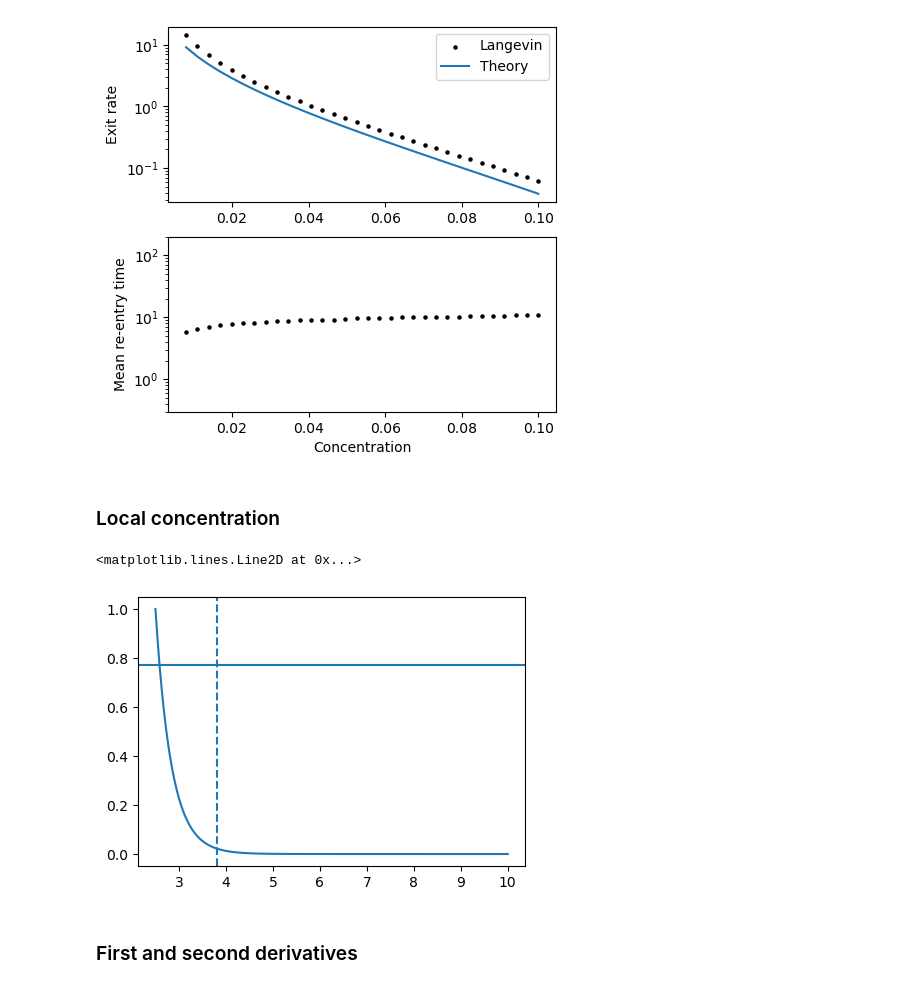
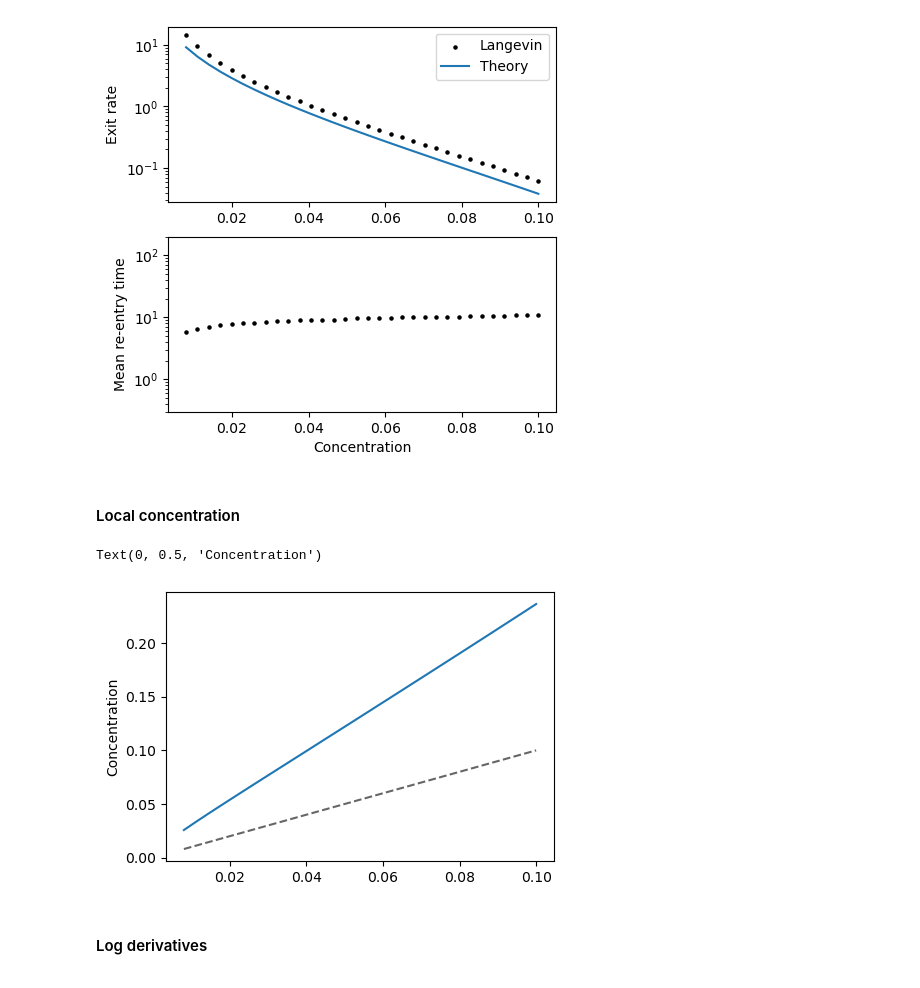
Before and after one commit to ta-rekt/Droplet, a Jupyter notebook: viz-rouse.ipynb, the cells around one changed output. Cells and saved outputs as stored; diff of their text form; code cells hidden in the pictures.

```diff
--- a/viz-rouse.ipynb
+++ b/viz-rouse.ipynb
@@ -947,39 +947,65 @@ ax[1].set_yscale('log')
 # %% [output]
 [figure]
 # %% [markdown]
-### Local concentration
+#### Local concentration
 # %%
-keya = 30
+phi_local_vals = np.zeros(len(keyas))
+p_closed_vals = np.zeros(len(keyas))
 
-U_vals      = np.array(data[keya]["total_potential"])
-xs          = np.array(data[keya]["pot_grid"])
-T_bath      = data[keya]["langevin_params"]["T_bath"]
-kB          = data[keya]["langevin_params"]["kB"]
-kBT         = kB*T_bath
-x_bar       = data[keya]["x_bar"]
-lam         = data[keya]["lam"]
-R           = data[keya]["R"]
+def U(r, *args):
+    R, h0, kappa, lam, a, s = args
+    profile = np.exp(-lam * (r - R)) * R / r
 
-P_full = np.exp(-(U_vals) / (kBT))
-P_full /= np.trapz(P_full, xs)
+    return (
+        - 2 * np.log(r) + 3 * r ** 2 / (2 * s * a ** 2)
+        - 4 * np.pi * R ** 2 * h0 ** 2 * profile / (kappa * (lam + 1 / R))
+    )
 
-i_closed = np.where(xs < x_bar)[0]
-p_closed = np.trapz(P_full[i_closed], xs[i_closed])
-p_closed
+for k, keya in enumerate(keyas):
 
-profile = np.exp(-lam * (xs - R)) * R / xs
-phi_local = np.trapz(P_full[i_closed]*profile[i_closed]/p_closed, xs[i_closed])
+    # U_vals      = np.array(data[keya]["total_potential"])
+    # xs          = np.array(data[keya]["pot_grid"])
+    T_bath      = data[keya]["langevin_params"]["T_bath"]
+    kB          = data[keya]["langevin_params"]["kB"]
+    kBT         = kB*T_bath
+    x_bar       = data[keya]["x_bar"]
+    lam         = data[keya]["lam"]
+    R           = data[keya]["R"]
+    L           = data[keya]["surface_params"]["L"]
+    kuhnLength  = data[keya]["rouse_params"]["kuhn_length"]
+    beadSep     = data[keya]["rouse_params"]["bead_separation"]
+    kappa       = data[keya]["surface_params"]["kappa"]
+    omega_b     = data[keya]["surface_params"]["omega_b"]
+    phi_inf     = data[keya]["alpha"]
+
+    args = (R, omega_b, kappa, lam, kuhnLength, beadSep)
+    xs = np.linspace(R, L, 100000)
+    U_vals = U(xs, *args)
+
+    P_full = np.exp(-(U_vals) / (kBT))
+    P_full /= np.trapz(P_full, xs)
+
+    i_closed = np.where(xs < x_bar)[0]
+    p_closed = np.trapz(P_full[i_closed], xs[i_closed])
+    p_closed_vals[k] = p_closed
+
+    profile = (phi_inf - omega_b * (np.exp(-lam * (xs - R)) * R / xs)
+                / (kappa * (lam + 1 / R)))
+    phi_local_vals[k] = np.trapz(P_full[i_closed]*profile[i_closed]/p_closed,
+                        xs[i_closed])
 
 fig, ax = plt.subplots(1,1, figsize=(5, 3.5))
 
-ax.plot(xs, profile)   # practically exponential...
-ax.axvline(x=x_bar, linestyle="dashed")
-ax.axhline(y=phi_local)
+ax.plot(concentrations, phi_local_vals)
+ax.plot(concentrations, concentrations, linestyle="dashed",
+        color="black", alpha=0.6)
+ax.set_ylabel("Local concentration")
+ax.set_ylabel("Concentration")
 # %% [output]
-<matplotlib.lines.Line2D at 0x...>
+Text(0, 0.5, 'Concentration')
-[figure, old version]
+[figure, new version]
 # %% [markdown]
-### First and second derivatives
+#### Log derivatives
 # %%
 fig, ax = plt.subplots(1, 1, figsize=(5, 3.5))
 
```
Also changed, not shown: parts of 1 cell of this notebook, 5 other files.
